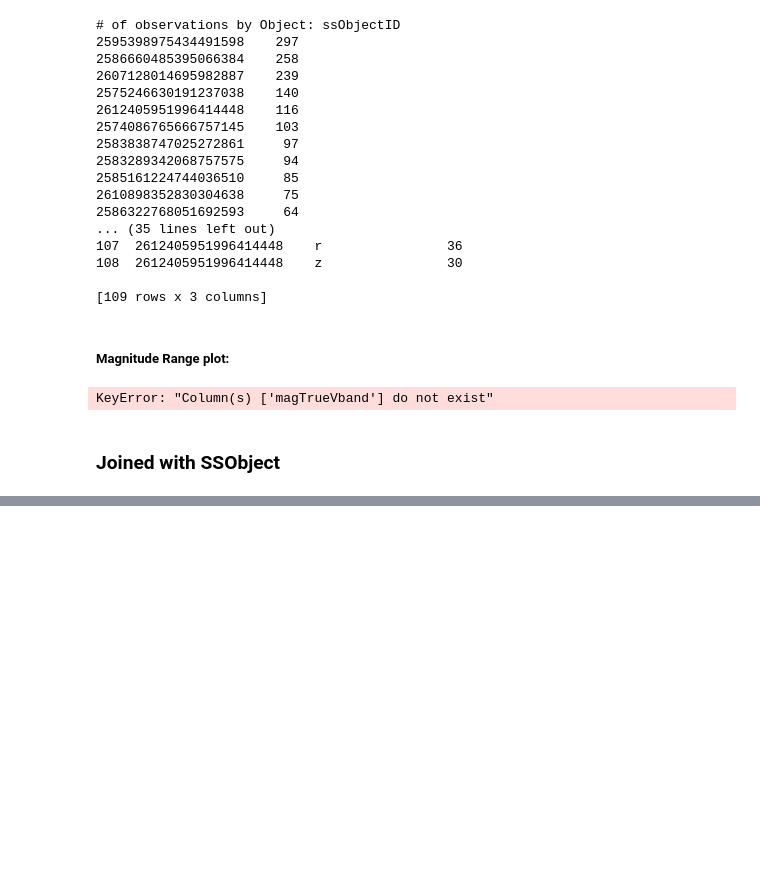
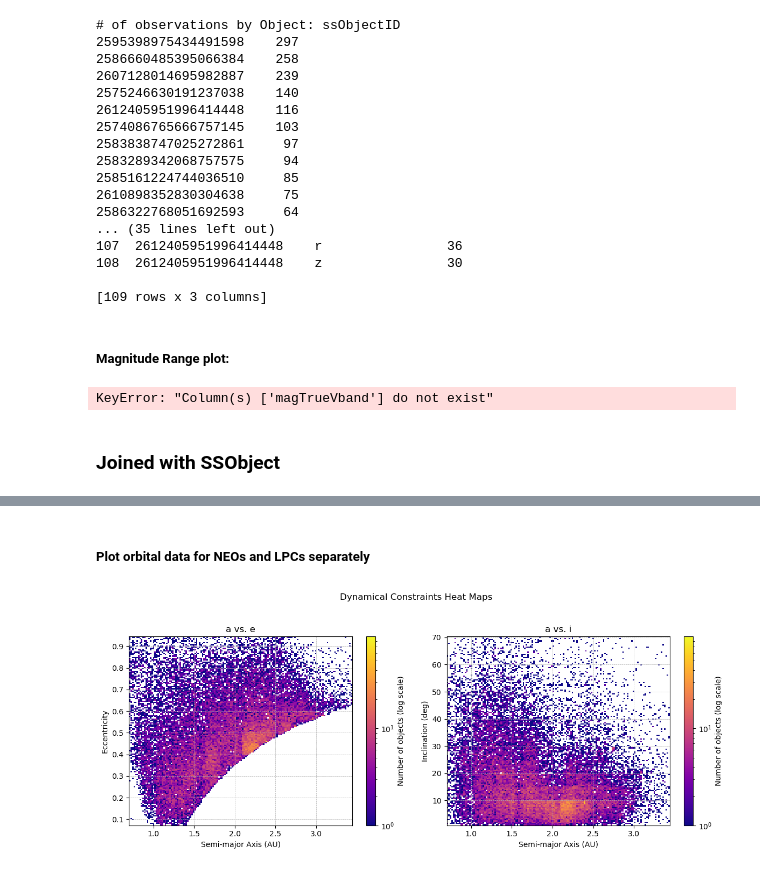
Before and after one commit to lsst-sssc/rsp_queries, a Jupyter notebook: docs/notebooks/query_tutorial.ipynb, the cells around one changed output, grey strips where cells are left out. Drawn from its saved outputs; the diff is of its cells as text; code cells hidden in the pictures; blank space fills up the shorter version.

```diff
--- a/docs/notebooks/query_tutorial.ipynb
+++ b/docs/notebooks/query_tutorial.ipynb
@@ -379,3 +349,3 @@ p.run_heat_maps(MBA_data_table)
 # %%
-p.run_ssobject_plots(MBA_data_table)
+p.run_color_plot(MBA_data_table)
 # %% [output]
@@ -384,19 +352,0 @@ p.run_ssobject_plots(MBA_data_table)
-# %%
-df = MBA_data_table
-discovery_cutoff = '2025-06-20'
-df = df.copy()
-
-
-from astropy.time import Time
-df = df.copy()
-mask = df['discoverySubmissionDate'].notna()
-mjd_values = df.loc[mask, 'discoverySubmissionDate'].astype(float)
-converted_times = Time(mjd_values, format='mjd').to_datetime()
-df['discoverySubmissionDate'] = df['discoverySubmissionDate'].astype('object')
-df.loc[mask, 'discoverySubmissionDate'] = pd.Series(converted_times, index=mjd_values.index)
-df['discoverySubmissionDate'] = pd.to_datetime(df['discoverySubmissionDate'], errors='coerce')
-discovery_cutoff = pd.Timestamp(discovery_cutoff)
-df['is_new'] = df['discoverySubmissionDate'] >= discovery_cutoff
-print(df['is_new'])
-
-p.run_ssobject_plots(MBA_data_table, discovery_cutoff='2025-06-20')
@@ -445,0 +432,6 @@ display(MBA_data_table)
+# %% [markdown]
+##### Plot orbital data for NEOs and LPCs separately
+# %%
+p.run_heat_maps(NEO_data_table, log_scale=True, bins=150)
+# %% [output]
+[figure, new version]
```
Also changed, not shown: parts of 57 cells of this notebook, 2 other files.
